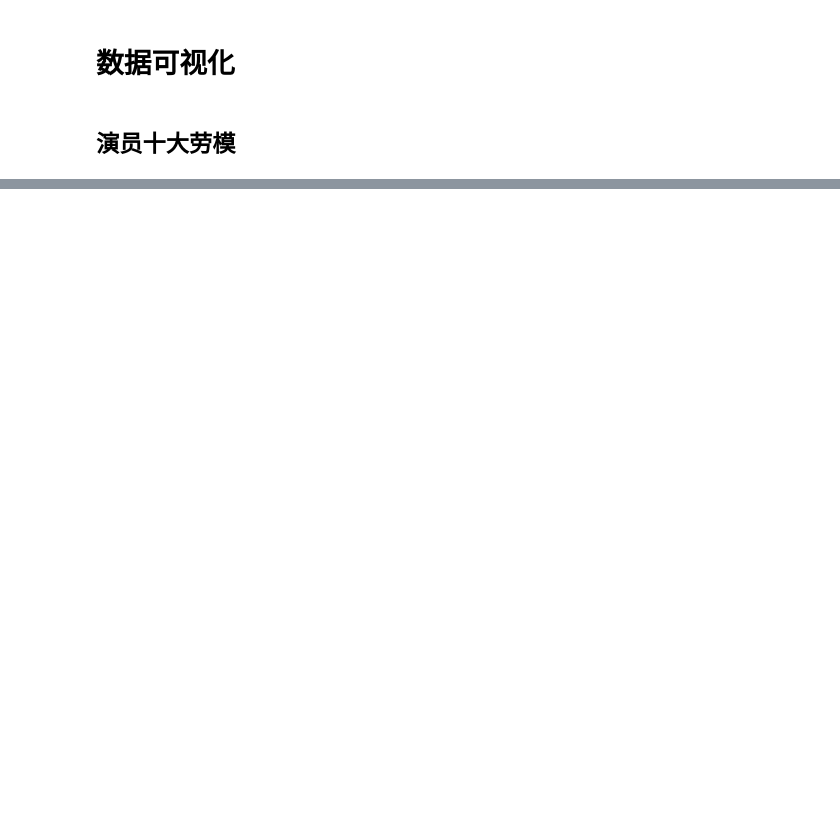
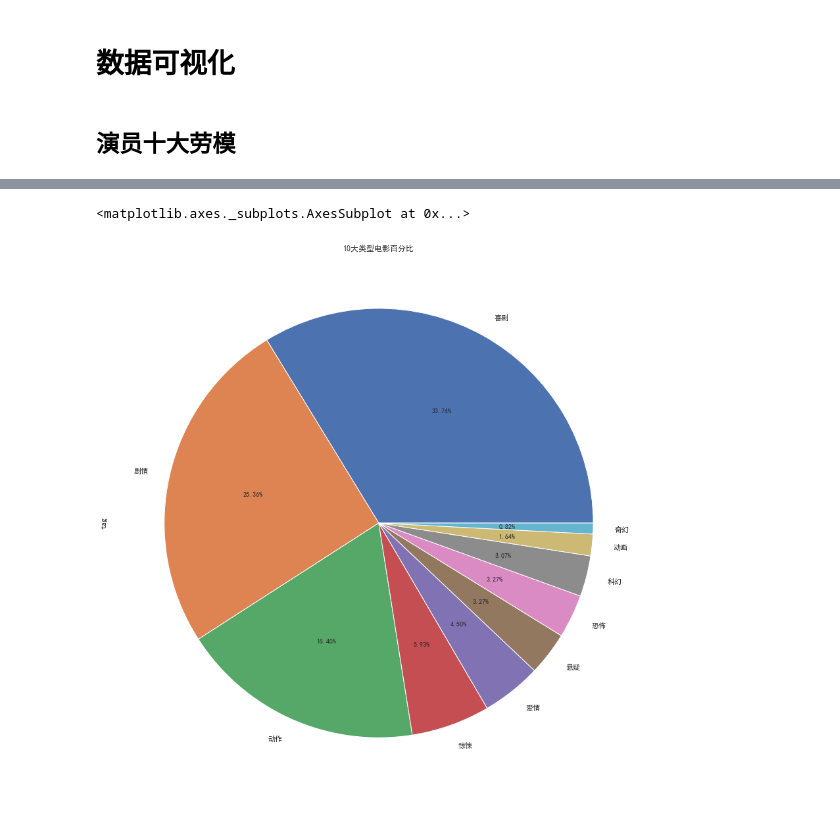
Before and after one commit to cherryMonth/machine_learning, a Jupyter notebook: douban_with_ML/douban_with_ML.ipynb, the cells around one changed output, grey strips where cells are left out. Saved outputs shown, nothing was run; the diff lists cells and outputs as text; code cells hidden in the pictures; blank space fills up the shorter version.

```diff
--- a/douban_with_ML/douban_with_ML.ipynb
+++ b/douban_with_ML/douban_with_ML.ipynb
@@ -98,0 +126,5 @@ count_list.plot.bar(title='演出次数最多的十大演员')
+# %%
+df_tmp_1['tag'].value_counts()[:10].plot.pie(figsize=(15, 15), autopct='%1.2f%%', title="10大类型电影百分比")
+# %% [output]
+<matplotlib.axes._subplots.AxesSubplot at 0x...>
+[figure, added]
```
Also changed, not shown: parts of 9 cells of this notebook.
